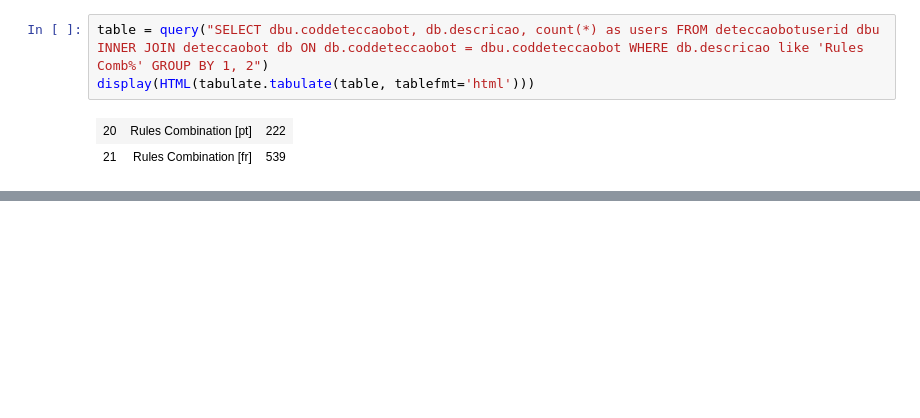
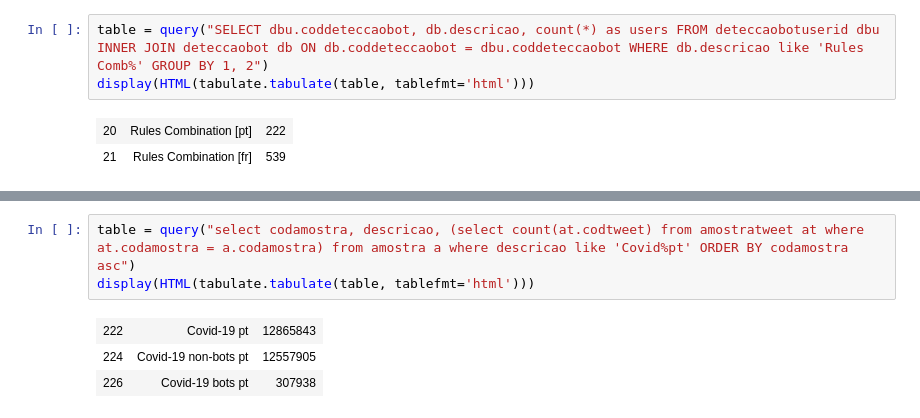
Before and after one commit to mtarcinalli/twitter-covid, a Jupyter notebook: 03_bots_detection.ipynb, the cells around one changed output, grey strips where cells are left out. Cells and saved outputs as stored; diff of their text form; blank space fills up the shorter version.

```diff
--- a/03_bots_detection_postgres.ipynb
+++ b/03_bots_detection.ipynb
@@ -390,0 +318,7 @@ tweetsfr.txt
+# %%
+table = query("select codamostra, descricao, (select count(at.codtweet) from amostratweet at where at.codamostra = a.codamostra) from amostra a where descricao like 'Covid%pt' ORDER BY codamostra asc")
+display(HTML(tabulate.tabulate(table, tablefmt='html')))
+# %% [output]
+| 222 | Covid-19 pt | 12865843 |
+| 224 | Covid-19 non-bots pt | 12557905 |
+| 226 | Covid-19 bots pt | 307938 |
```
Also changed, not shown: parts of 12 cells of this notebook.
